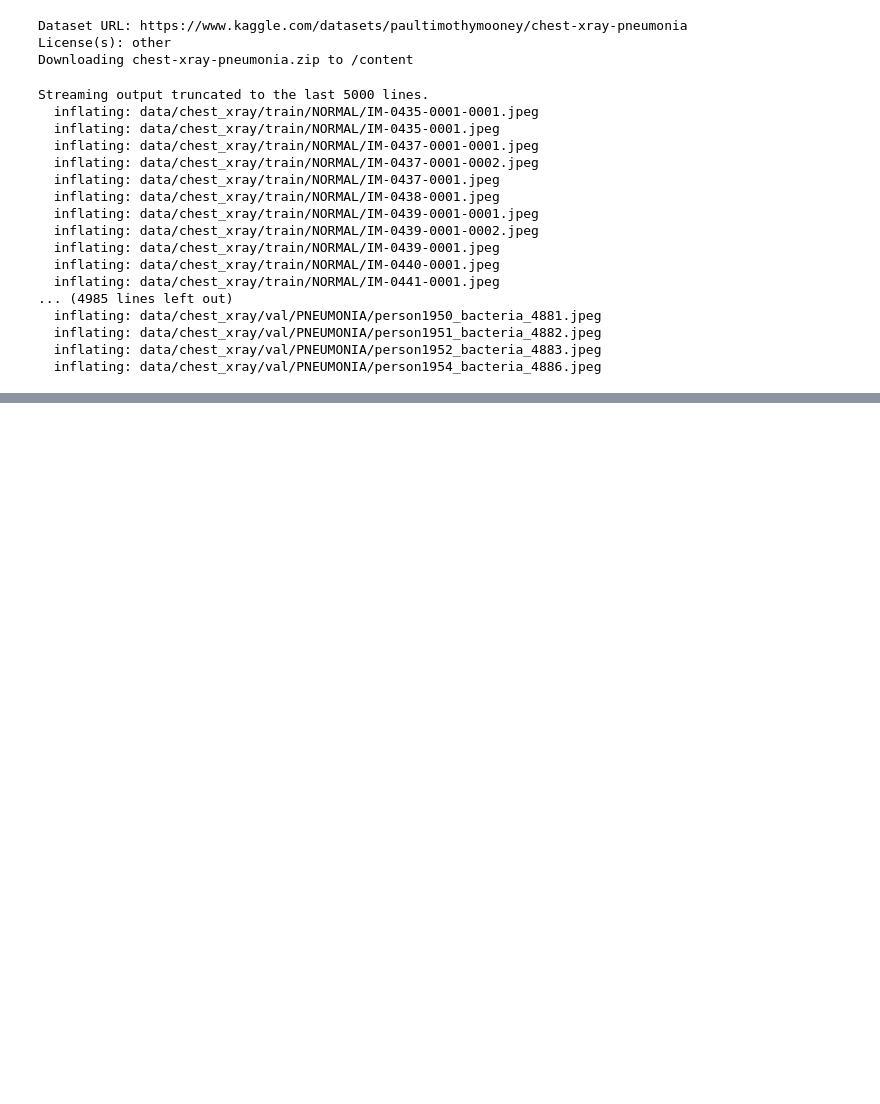
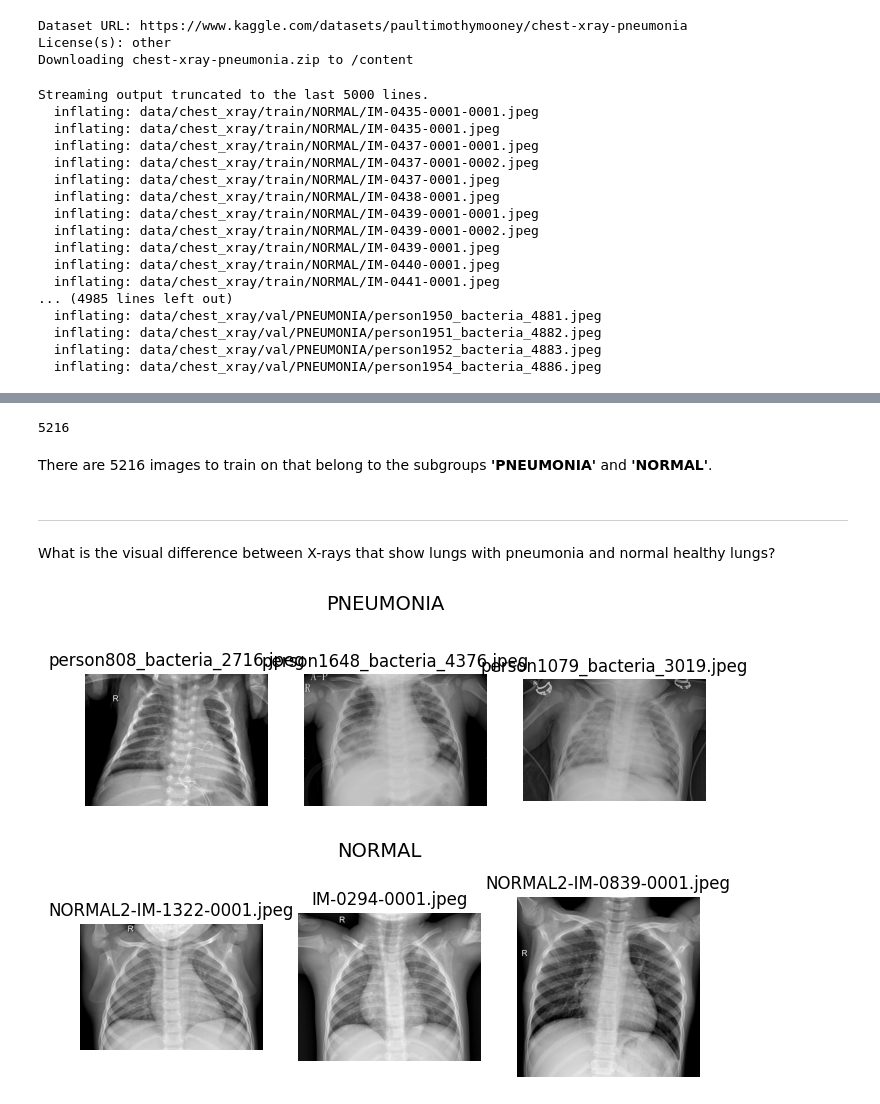
Before and after one commit to aramirezfr/RecommenderSystemProject, a Jupyter notebook: CNN_Pneumonia_Classifier.ipynb, the cells around one changed output, grey strips where cells are left out. Saved outputs shown, nothing was run; the diff lists cells and outputs as text; code cells hidden in the pictures; blank space fills up the shorter version.

```diff
--- a/CNN_Pneumonia_Classifier.ipynb
+++ b/CNN_Pneumonia_Classifier.ipynb
@@ -33,0 +187,41 @@ Streaming output truncated to the last 5000 lines.
+# %%
+#defining the directories of training images
+pneumonia_dir = 'data/chest_xray/train/PNEUMONIA'
+normal_dir = 'data/chest_xray/train/NORMAL'
+
+#list files in each directory
+pneumonia_files = os.listdir(pneumonia_dir)
+normal_files = os.listdir(normal_dir)
+
+#checking the quantity of images in each directory
+len(pneumonia_files)+len(normal_files)
+# %% [output]
+5216
+# %% [markdown]
+There are 5216 images to train on that belong to the subgroups **'PNEUMONIA'** and **'NORMAL'**.
+# %% [markdown]
+-----------------------------------------------------------------------------------------------------------------------------
+# %% [markdown]
+What is the visual difference between X-rays that show lungs with pneumonia and normal healthy lungs?
+# %%
+#plot the count of images
+def display_images(image_files, image_dir, num_images=5, title=''):
+    plt.figure(figsize=(8, 3))
+    plt.suptitle(title, fontsize=14)
+
+    for i, image_name in enumerate(image_files[:num_images]):
+        image_path = os.path.join(image_dir, image_name)
+        img = mpimg.imread(image_path)
+        plt.subplot(1, num_images, i + 1)
+        plt.imshow(img, cmap='gray')  #using 'gray' for grayscale images
+        plt.title(image_name)
+        plt.axis('off')
+
+#display images from PNEUMONIA class
+display_images(pneumonia_files, pneumonia_dir, num_images=3, title='PNEUMONIA')
+
+#display images from NORMAL class
+display_images(normal_files, normal_dir, num_images=3, title='NORMAL')
+# %% [output]
+[figure, added]
+[figure, added]
```
Also changed, not shown: parts of 96 cells of this notebook.
